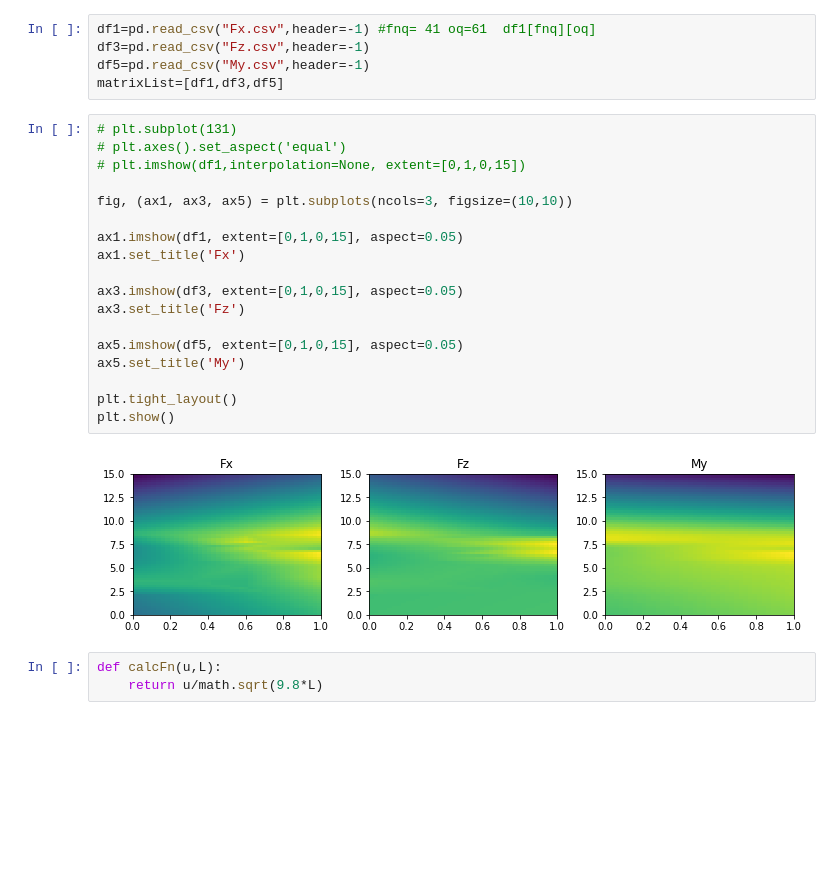
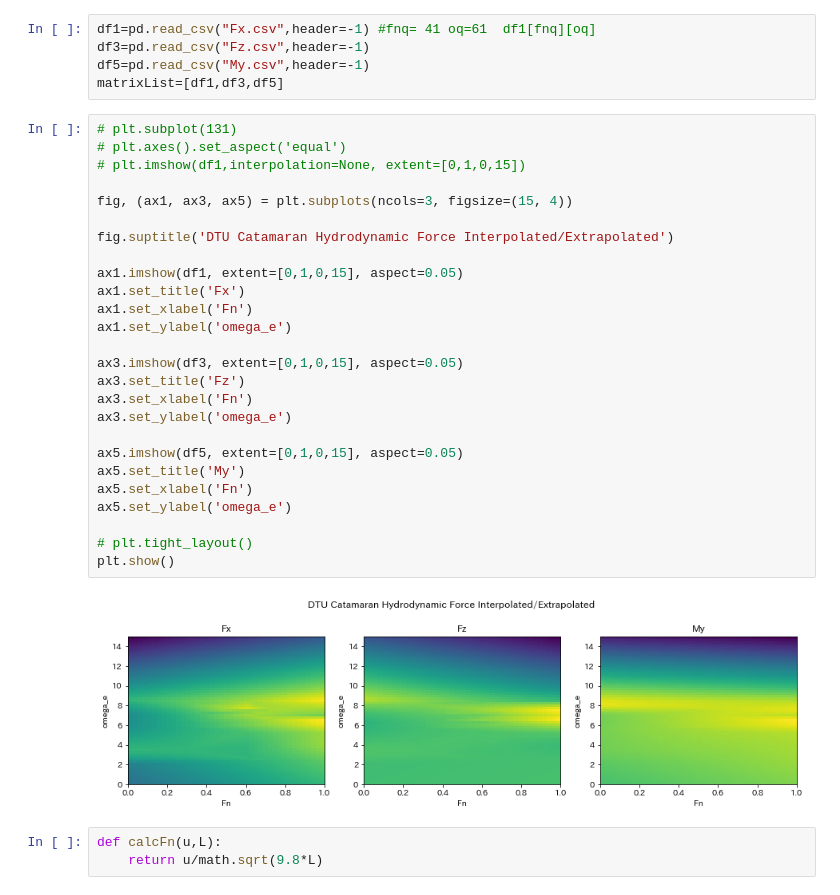
Before and after one commit to shiokoala/soturon, a Jupyter notebook: Untitled.ipynb, the cells around one changed output. Cells and saved outputs as stored; diff of their text form; blank space fills up the shorter version.

```diff
--- a/Untitled.ipynb
+++ b/Untitled.ipynb
@@ -31,23 +31,31 @@ matrixList=[df1,df3,df5]
 # %%
 # plt.subplot(131)
 # plt.axes().set_aspect('equal')
 # plt.imshow(df1,interpolation=None, extent=[0,1,0,15])
 
-fig, (ax1, ax3, ax5) = plt.subplots(ncols=3, figsize=(10,10))
+fig, (ax1, ax3, ax5) = plt.subplots(ncols=3, figsize=(15, 4))
+
+fig.suptitle('DTU Catamaran Hydrodynamic Force Interpolated/Extrapolated')
 
 ax1.imshow(df1, extent=[0,1,0,15], aspect=0.05)
 ax1.set_title('Fx')
+ax1.set_xlabel('Fn')
+ax1.set_ylabel('omega_e')
 
 ax3.imshow(df3, extent=[0,1,0,15], aspect=0.05)
 ax3.set_title('Fz')
+ax3.set_xlabel('Fn')
+ax3.set_ylabel('omega_e')
 
 ax5.imshow(df5, extent=[0,1,0,15], aspect=0.05)
 ax5.set_title('My')
+ax5.set_xlabel('Fn')
+ax5.set_ylabel('omega_e')
 
-plt.tight_layout()
+# plt.tight_layout()
 plt.show()
 # %% [output]
-[figure, old version]
+[figure, new version]
 # %%
 def calcFn(u,L):
     return u/math.sqrt(9.8*L)
```
Also changed, not shown: 20 other files.
